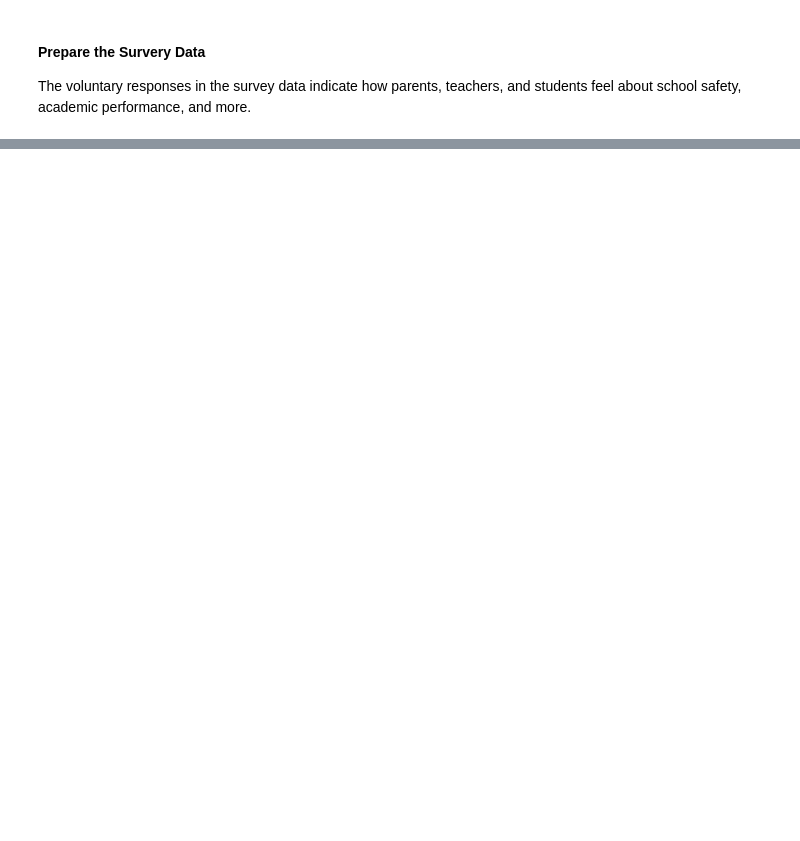
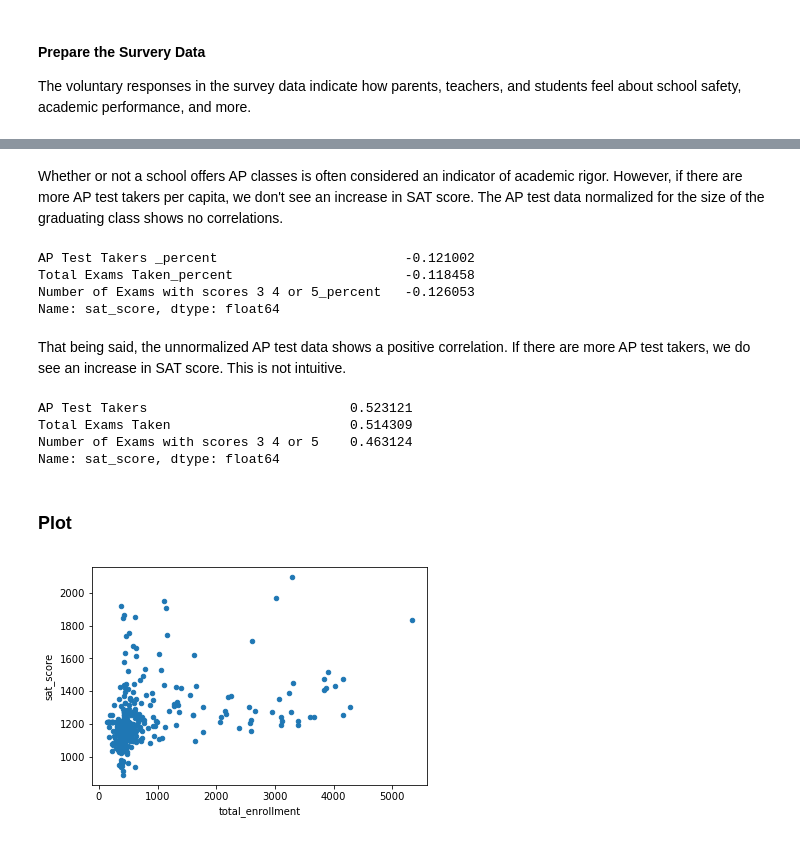
Before and after one commit to danielzayas/education_gap, a Jupyter notebook: education_gap.ipynb, the cells around one changed output, grey strips where cells are left out. Drawn from its saved outputs; the diff is of its cells as text; code cells hidden in the pictures; blank space fills up the shorter version.

```diff
--- a/education_gap.ipynb
+++ b/education_gap.ipynb
@@ -128,0 +271,18 @@ survey.head()
+# %%
+col_means = combined.mean() # a series of column means for numeric columns, not columns with object (string) data types
+combined = combined.fillna(col_means) # filled NaN values with the respective column mean
+combined = combined.fillna(0) # remaining NaN values
+# %%
+def str2(string):
+    return string[0:2] # returns 1st tow letters of the input string
+# %%
+# add a School District column, 'school_dist', to the dataframe
+school_dist = combined['DBN'].apply(str2) # School District is the first two characters of DBN
+combined['school_dist'] = school_dist # creates a 'school_dist' column
+# %%
+# Add AP test columns that are normalized by size of the graduating class (i.e. cohort)
+ap_cols = ['AP Test Takers ', 'Total Exams Taken', 'Number of Exams with scores 3 4 or 5']
+ap_cols_percent = []
+for col in ap_cols:
+    combined[col+'_percent'] = combined[col] / combined['Total Cohort']
+    ap_cols_percent.append(col+'_percent')
@@ -128,0 +322,25 @@ survey.head()
+# %% [markdown]
+Whether or not a school offers AP classes is often considered an indicator of academic rigor.  However, if there are more AP test takers per capita, we don't see an increase in SAT score. The AP test data normalized for the size of the graduating class shows no correlations.
+# %%
+correlations['sat_score'][ap_cols_percent]
+# %% [output]
+AP Test Takers _percent                        -0.121002
+Total Exams Taken_percent                      -0.118458
+Number of Exams with scores 3 4 or 5_percent   -0.126053
+Name: sat_score, dtype: float64
+# %% [markdown]
+That being said, the unnormalized AP test data shows a positive correlation. If there are more AP test takers, we do see an increase in SAT score. This is not intuitive.
+# %%
+correlations['sat_score'][ap_cols]
+# %% [output]
+AP Test Takers                          0.523121
+Total Exams Taken                       0.514309
+Number of Exams with scores 3 4 or 5    0.463124
+Name: sat_score, dtype: float64
+# %% [markdown]
+### Plot
+# %%
+combined.plot.scatter(x='total_enrollment', y='sat_score')
+plt.show()
+# %% [output]
+[figure, added]
```
Also changed, not shown: parts of 65 cells of this notebook.
